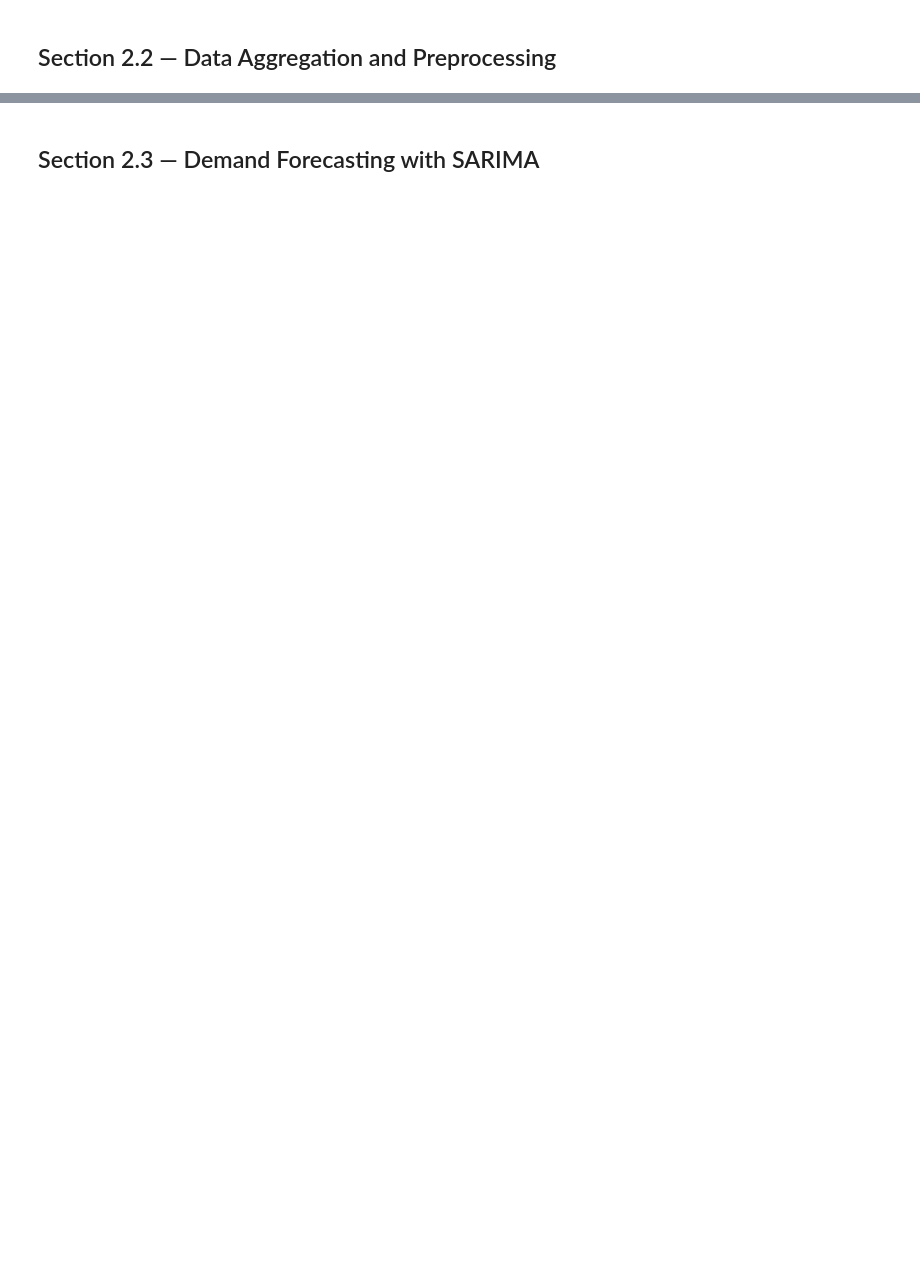
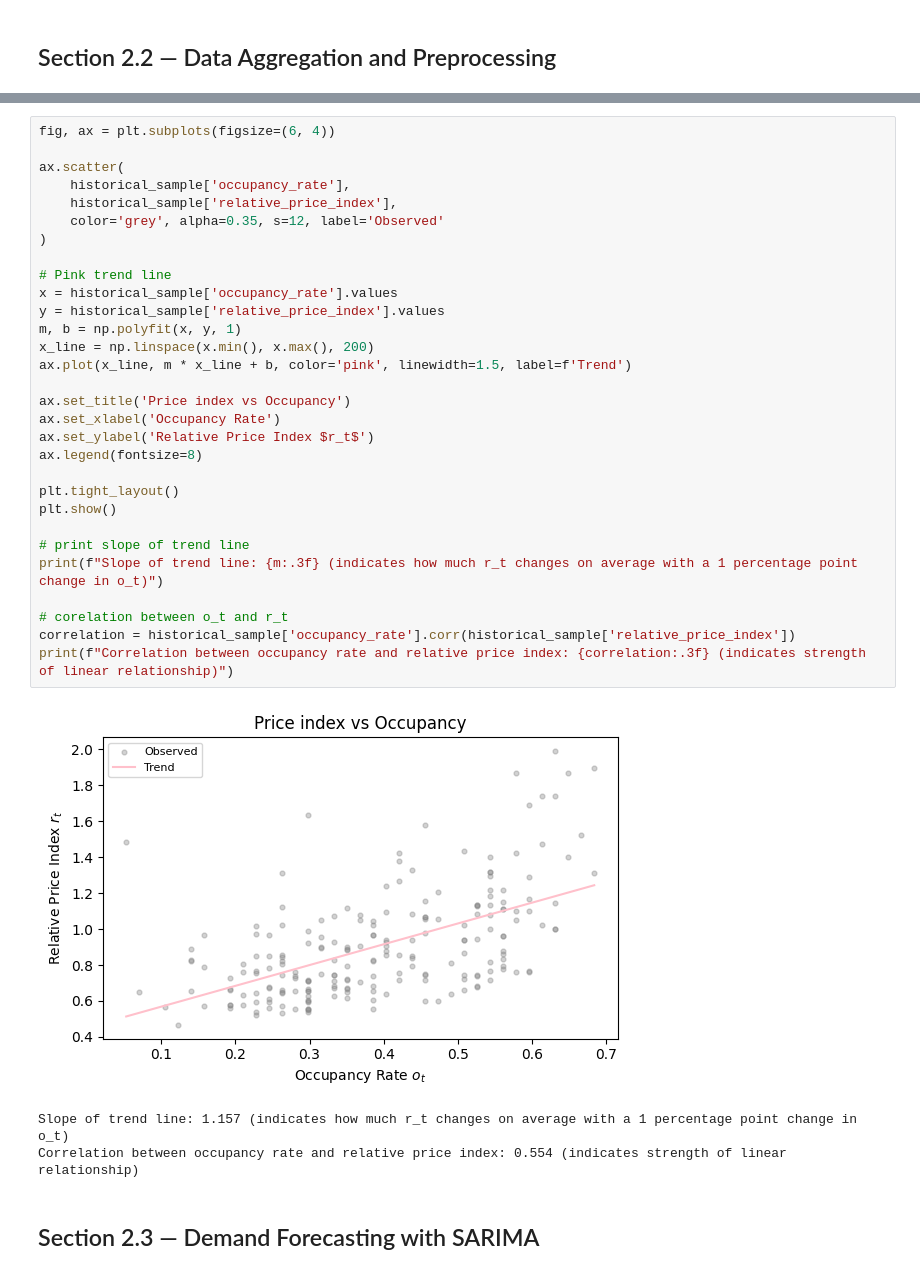
Before and after one commit to jednorukypilot/thesis, a Jupyter notebook: python/model_pipeline.ipynb, the cells around one changed output, grey strips where cells are left out. Cells and saved outputs as stored; diff of their text form; blank space fills up the shorter version.

```diff
--- a/python/model_pipeline.ipynb
+++ b/python/model_pipeline.ipynb
@@ -92,3 +180,37 @@ plt.show()
+# %%
+fig, ax = plt.subplots(figsize=(6, 4))
+
+ax.scatter(
+    historical_sample['occupancy_rate'],
+    historical_sample['relative_price_index'],
+    color='grey', alpha=0.35, s=12, label='Observed'
+)
+
+# Pink trend line
+x = historical_sample['occupancy_rate'].values
+y = historical_sample['relative_price_index'].values
+m, b = np.polyfit(x, y, 1)
+x_line = np.linspace(x.min(), x.max(), 200)
+ax.plot(x_line, m * x_line + b, color='pink', linewidth=1.5, label=f'Trend')
+
+ax.set_title('Price index vs Occupancy')
+ax.set_xlabel('Occupancy Rate')
+ax.set_ylabel('Relative Price Index $r_t$')
+ax.legend(fontsize=8)
+
+plt.tight_layout()
+plt.show()
+
+# print slope of trend line
+print(f"Slope of trend line: {m:.3f} (indicates how much r_t changes on average with a 1 percentage point change in o_t)")
+
+# corelation between o_t and r_t
+correlation = historical_sample['occupancy_rate'].corr(historical_sample['relative_price_index'])
+print(f"Correlation between occupancy rate and relative price index: {correlation:.3f} (indicates strength of linear relationship)")
+# %% [output]
+[figure, added]
+Slope of trend line: 1.157 (indicates how much r_t changes on average with a 1 percentage point change in o_t)
+Correlation between occupancy rate and relative price index: 0.554 (indicates strength of linear relationship)
 # %% [markdown]
 ## Section 2.3 — Demand Forecasting with SARIMA
 # %%
```
Also changed, not shown: parts of 20 cells of this notebook, 4 other files.
